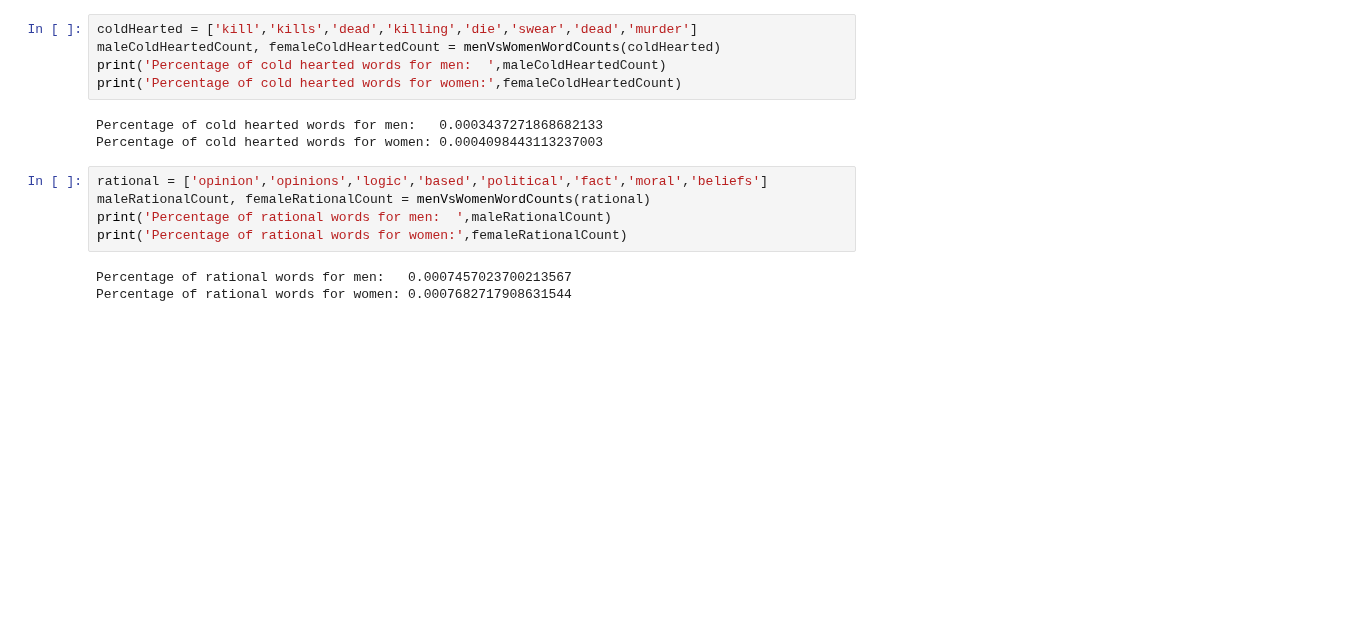
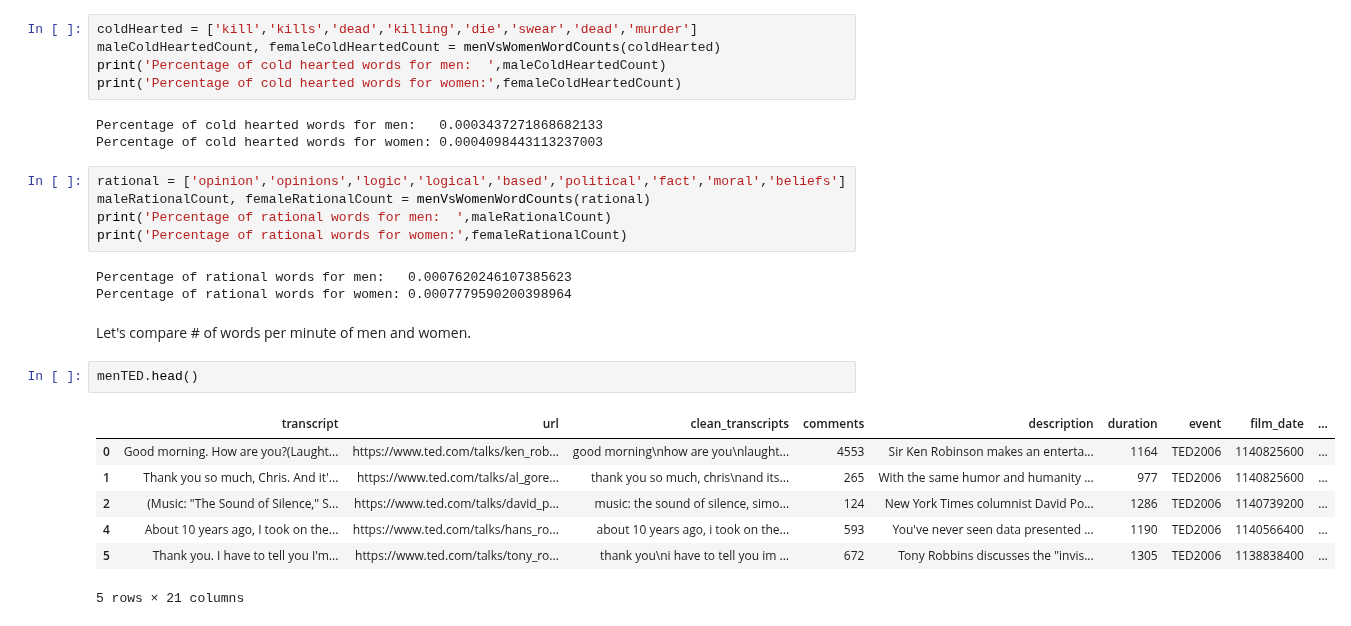
Before and after one commit to GreenMouth/Data-Science-Lab-Final-Project, a Jupyter notebook: src/Data-Exploration.ipynb, the cells around one changed output. Cells and saved outputs as stored; diff of their text form; blank space fills up the shorter version.

```diff
--- a/src/Data-Exploration.ipynb
+++ b/src/Data-Exploration.ipynb
@@ -335,10 +331,22 @@ print('Percentage of cold hearted words for women:',femaleColdHeartedCount)
 Percentage of cold hearted words for men:   0.0003437271868682133
 Percentage of cold hearted words for women: 0.0004098443113237003
 # %%
-rational = ['opinion','opinions','logic','based','political','fact','moral','beliefs']
+rational = ['opinion','opinions','logic','logical','based','political','fact','moral','beliefs']
 maleRationalCount, femaleRationalCount = menVsWomenWordCounts(rational)
 print('Percentage of rational words for men:  ',maleRationalCount)
 print('Percentage of rational words for women:',femaleRationalCount)
 # %% [output]
-Percentage of rational words for men:   0.0007457023700213567
-Percentage of rational words for women: 0.0007682717908631544
+Percentage of rational words for men:   0.0007620246107385623
+Percentage of rational words for women: 0.0007779590200398964
+# %% [markdown]
+Let's compare # of words per minute of men and women.
+# %%
+menTED.head()
+# %% [output]
+|  | transcript | url | clean_transcripts | comments | description | duration | event | film_date | ... |
+| 0 | Good morning. How are you?(Laught... | https://www.ted.com/talks/ken_rob... | good morning\nhow are you\nlaught... | 4553 | Sir Ken Robinson makes an enterta... | 1164 | TED2006 | 1140825600 | ... |
+| 1 | Thank you so much, Chris. And it'... | https://www.ted.com/talks/al_gore... | thank you so much, chris\nand its... | 265 | With the same humor and humanity ... | 977 | TED2006 | 1140825600 | ... |
+| 2 | (Music: "The Sound of Silence," S... | https://www.ted.com/talks/david_p... | music: the sound of silence, simo... | 124 | New York Times columnist David Po... | 1286 | TED2006 | 1140739200 | ... |
+| 4 | About 10 years ago, I took on the... | https://www.ted.com/talks/hans_ro... | about 10 years ago, i took on the... | 593 | You've never seen data presented ... | 1190 | TED2006 | 1140566400 | ... |
+| 5 | Thank you. I have to tell you I'm... | https://www.ted.com/talks/tony_ro... | thank you\ni have to tell you im ... | 672 | Tony Robbins discusses the "invis... | 1305 | TED2006 | 1138838400 | ... |
+5 rows × 21 columns
```
Also changed, not shown: parts of 4 cells of this notebook.
